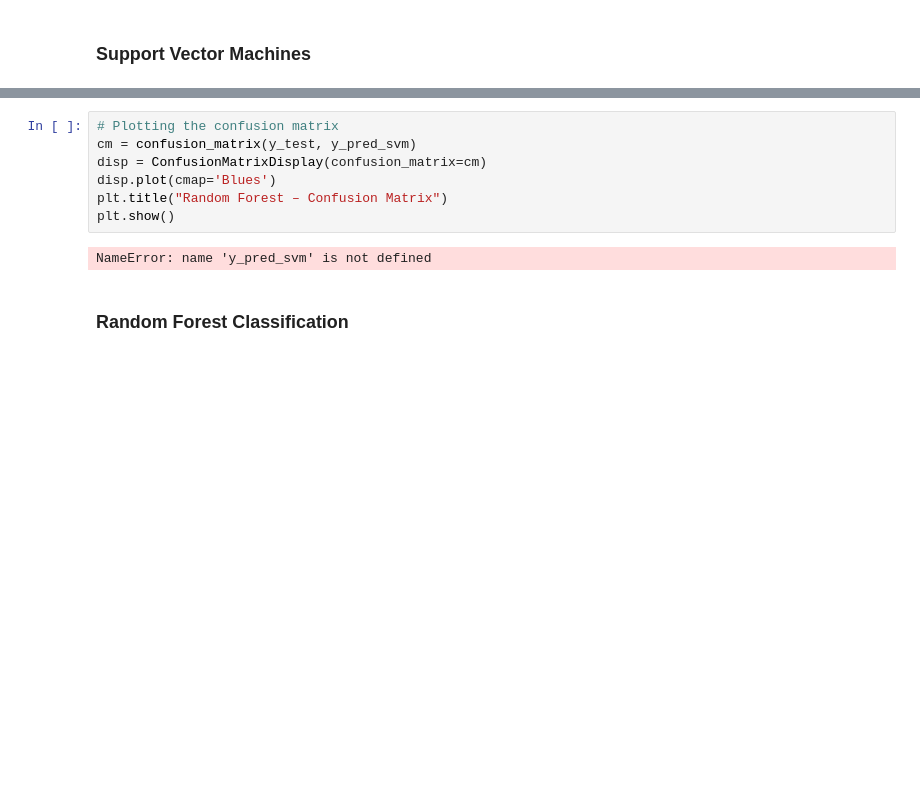
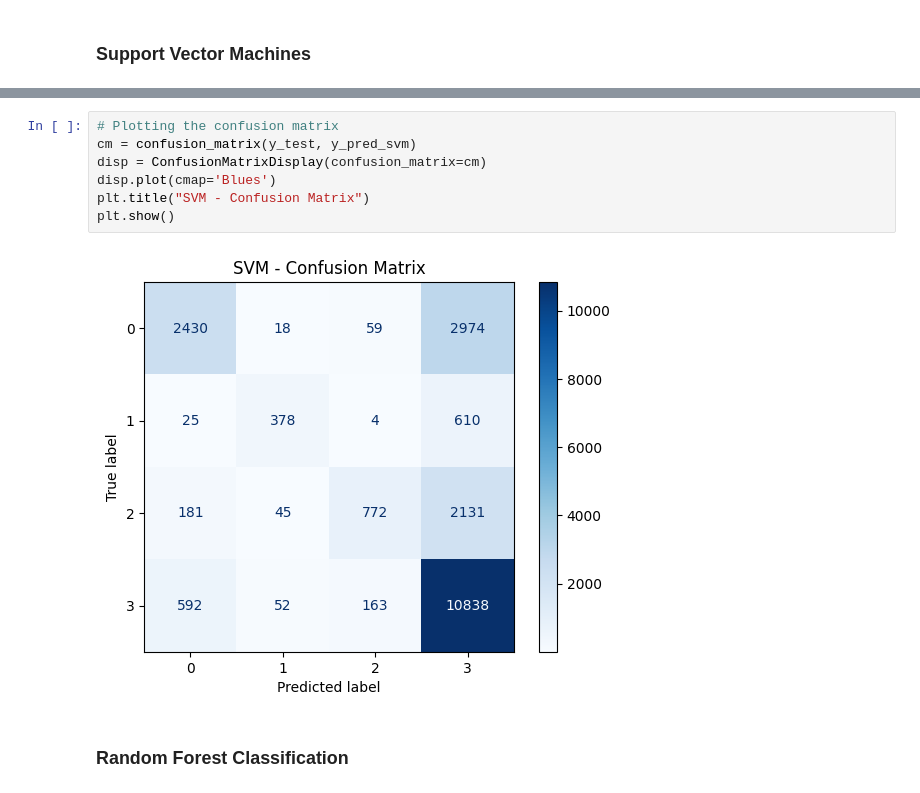
Before and after one commit to iamdianaaa/Voice-Classification, a Jupyter notebook: notebooks/02_model_development.ipynb, the cells around one changed output, grey strips where cells are left out. Drawn from its saved outputs; the diff is of its cells as text; blank space fills up the shorter version.

```diff
--- a/notebooks/02_model_development.ipynb
+++ b/notebooks/02_model_development.ipynb
@@ -135,12 +125,12 @@ print("SVM Accuracy:", accuracy_score(y_test, y_pred_svm))
 # %%
 # Plotting the confusion matrix
 cm = confusion_matrix(y_test, y_pred_svm)
 disp = ConfusionMatrixDisplay(confusion_matrix=cm)
 disp.plot(cmap='Blues')
-plt.title("Random Forest – Confusion Matrix")
+plt.title("SVM - Confusion Matrix")
 plt.show()
 # %% [output]
-NameError: name 'y_pred_svm' is not defined
+[figure, added]
 # %% [markdown]
 ### Random Forest Classification
 # %%
```
Also changed, not shown: parts of 6 cells of this notebook.
